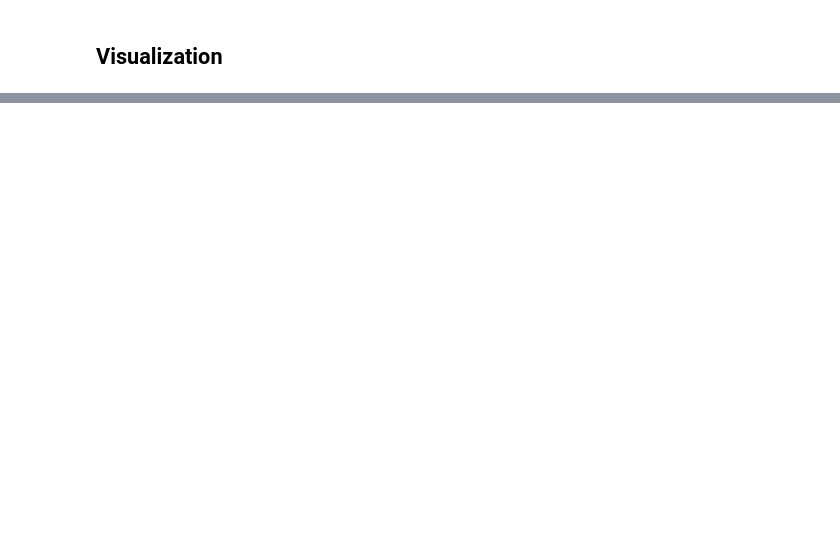
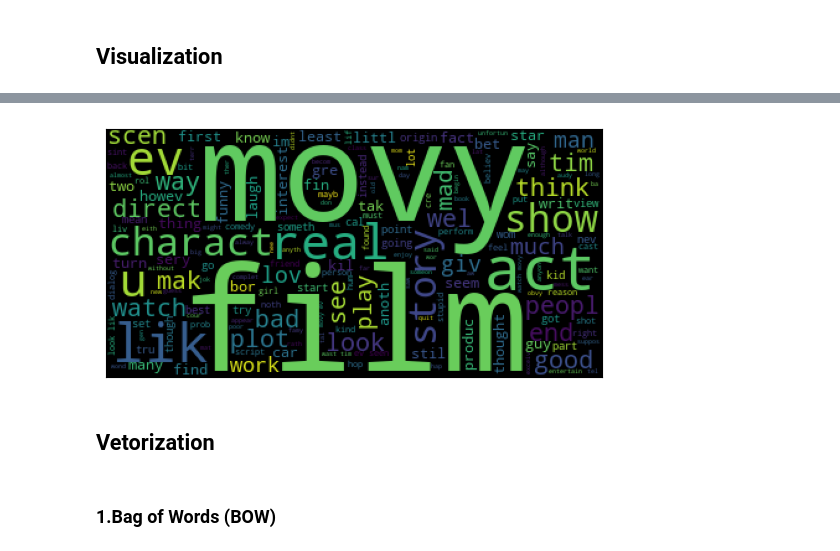
Before and after one commit to ShenbagaArunK/imdb-sentiment-analysis-ml, a Jupyter notebook: src/sentiment-analysis.ipynb, the cells around one changed output, grey strips where cells are left out. Cells and saved outputs as stored; diff of their text form; code cells hidden in the pictures; blank space fills up the shorter version.

```diff
--- a/src/sentiment-analysis.ipynb
+++ b/src/sentiment-analysis.ipynb
@@ -122,0 +154,13 @@ Name: review, Length: 50000, dtype: str
+# %%
+neg_para = " ".join(df[df["sentiment"]=="negative"]["review"])
+neg_wc = wc.generate(neg_para)
+plt.imshow(neg_wc)
+plt.xticks([])
+plt.yticks([])
+plt.show()
+# %% [output]
+[figure, added]
+# %% [markdown]
+## Vetorization
+# %% [markdown]
+### 1.Bag of Words (BOW)
```
Also changed, not shown: parts of 77 cells of this notebook, 2 other files.
